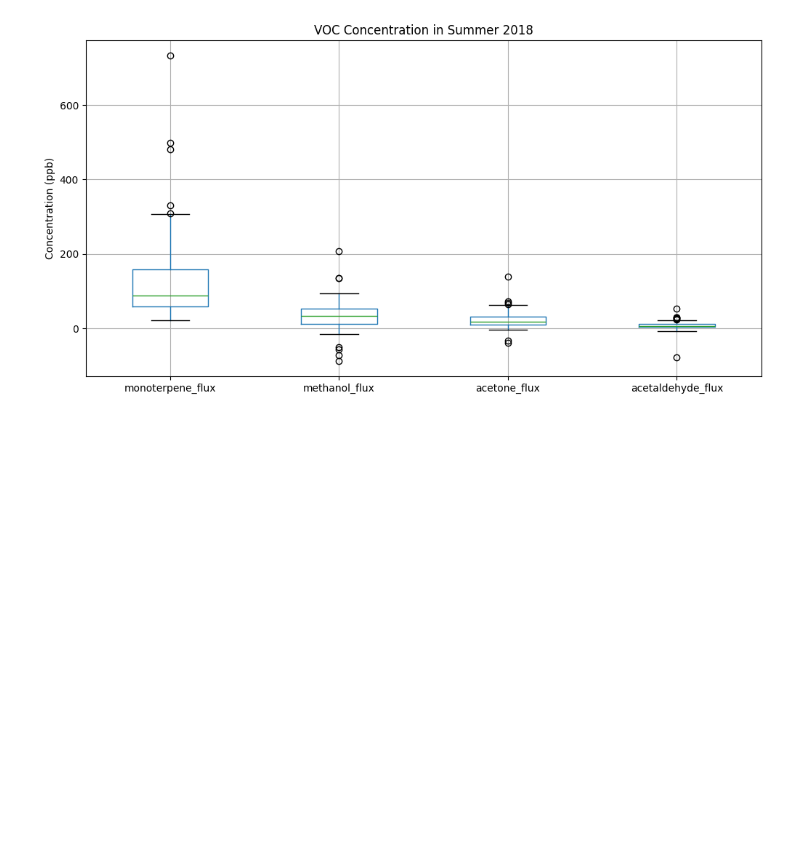
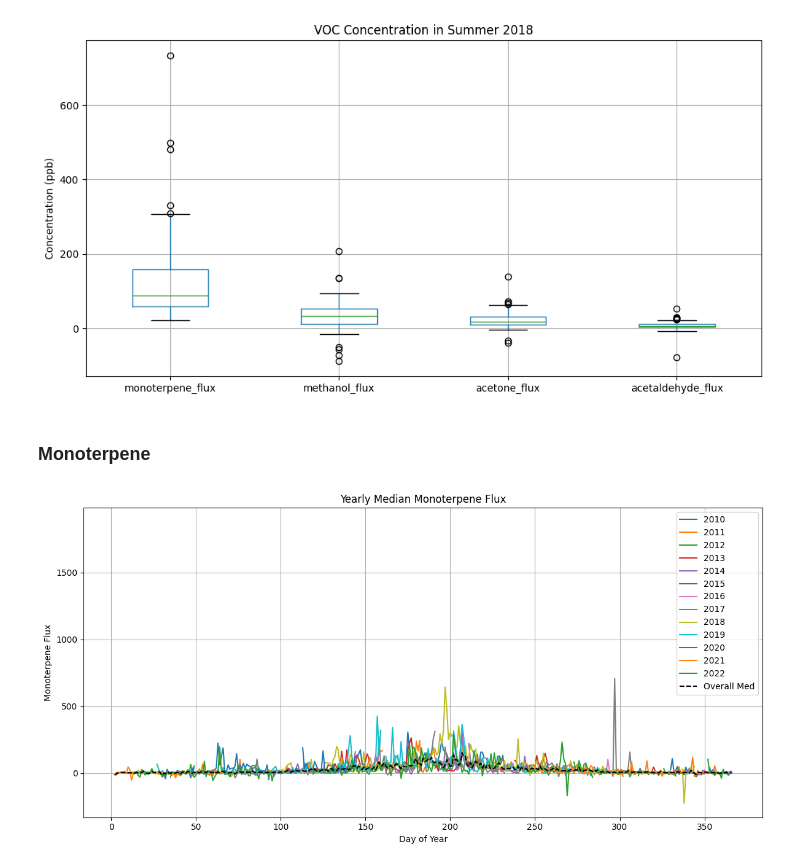
Before and after one commit to ramipiik/Data-Science-Project, a Jupyter notebook: ville.ipynb, the cells around one changed output. Saved outputs shown, nothing was run; the diff lists cells and outputs as text; code cells hidden in the pictures; blank space fills up the shorter version.

Commit message:
added monoterpene visualizations

```diff
--- a/ville.ipynb
+++ b/ville.ipynb
@@ -236,3 +236,32 @@ plt.ylabel('Concentration (ppb)')
 plt.show()
 # %% [output]
 [figure]
+# %% [markdown]
+### Monoterpene
+# %%
+# Resample the data to get the daily median for each year
+yearly_med = voc_df['monoterpene_flux'].resample('D').median()
+
+# Group by the day of the year and calculate the mean for each day across all years
+day_of_year_med = yearly_med.groupby(yearly_med.index.dayofyear).median()
+
+# Calculate the average from all years
+overall_med = day_of_year_med.median()
+
+# Plot yearly medians
+plt.figure(figsize=(12, 6))
+for year, data in yearly_med.groupby(yearly_med.index.year):
+    plt.plot(data.index.dayofyear, data.values, label=str(year))
+
+# Plot overall average
+plt.plot(day_of_year_med.index, day_of_year_med.values, color='black', linestyle='--', label='Overall Med')
+
+plt.title('Yearly Median Monoterpene Flux')
+plt.xlabel('Day of Year')
+plt.ylabel('Monoterpene Flux')
+plt.legend()
+plt.grid(True)
+plt.tight_layout()
+plt.show()
+# %% [output]
+[figure, added]
```
Also changed, not shown: parts of 2 cells of this notebook.
